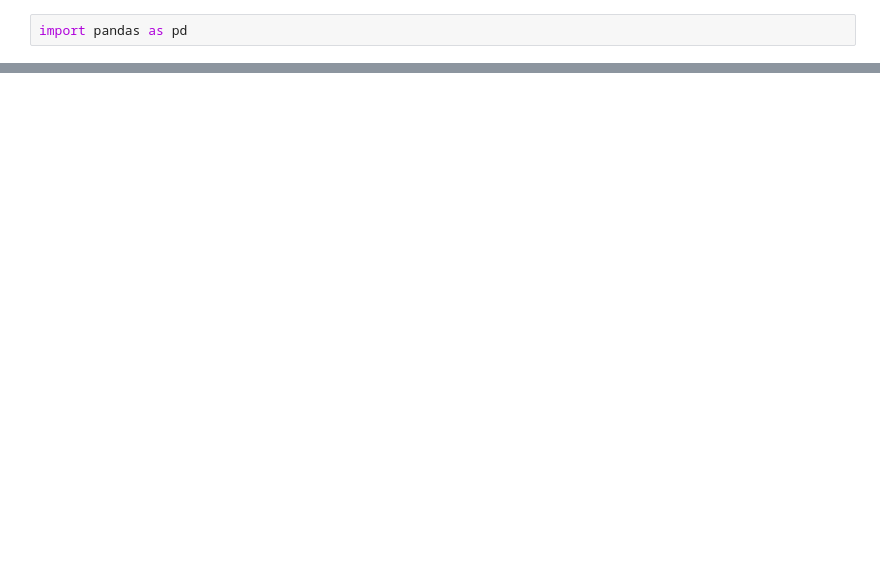
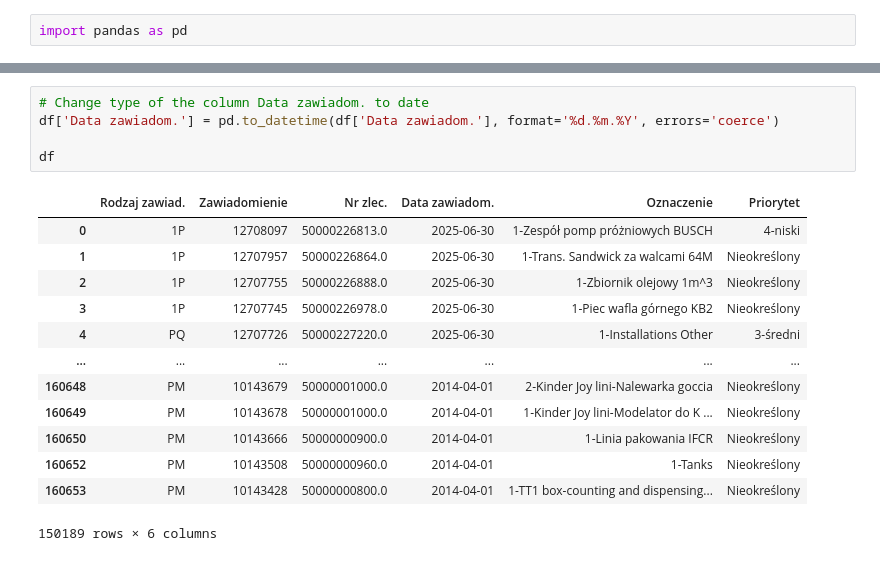
Before and after one commit to klaudiaban/ferrero, a Jupyter notebook: lista_zawiadomonień.ipynb, the cells around one changed output, grey strips where cells are left out. Drawn from its saved outputs; the diff is of its cells as text; blank space fills up the shorter version.

```diff
--- a/lista_zawiadomonień.ipynb
+++ b/lista_zawiadomonień.ipynb
@@ -74,0 +83,19 @@ df.head(50)
+# %%
+# Change type of the column Data zawiadom. to date
+df['Data zawiadom.'] = pd.to_datetime(df['Data zawiadom.'], format='%d.%m.%Y', errors='coerce')
+
+df
+# %% [output]
+|  | Rodzaj zawiad. | Zawiadomienie | Nr zlec. | Data zawiadom. | Oznaczenie | Priorytet |
+| 0 | 1P | 12708097 | 50000226813.0 | 2025-06-30 | 1-Zespół pomp próżniowych BUSCH | 4-niski |
+| 1 | 1P | 12707957 | 50000226864.0 | 2025-06-30 | 1-Trans. Sandwick za walcami 64M | Nieokreślony |
+| 2 | 1P | 12707755 | 50000226888.0 | 2025-06-30 | 1-Zbiornik olejowy 1m^3 | Nieokreślony |
+| 3 | 1P | 12707745 | 50000226978.0 | 2025-06-30 | 1-Piec wafla górnego KB2 | Nieokreślony |
+| 4 | PQ | 12707726 | 50000227220.0 | 2025-06-30 | 1-Installations Other | 3-średni |
+| ... | ... | ... | ... | ... | ... | ... |
+| 160648 | PM | 10143679 | 50000001000.0 | 2014-04-01 | 2-Kinder Joy lini-Nalewarka goccia | Nieokreślony |
+| 160649 | PM | 10143678 | 50000001000.0 | 2014-04-01 | 1-Kinder Joy lini-Modelator do K ... | Nieokreślony |
+| 160650 | PM | 10143666 | 50000000900.0 | 2014-04-01 | 1-Linia pakowania IFCR | Nieokreślony |
+| 160652 | PM | 10143508 | 50000000960.0 | 2014-04-01 | 1-Tanks | Nieokreślony |
+| 160653 | PM | 10143428 | 50000000800.0 | 2014-04-01 | 1-TT1 box-counting and dispensing... | Nieokreślony |
+150189 rows × 6 columns
```
Also changed, not shown: parts of 11 cells of this notebook.
